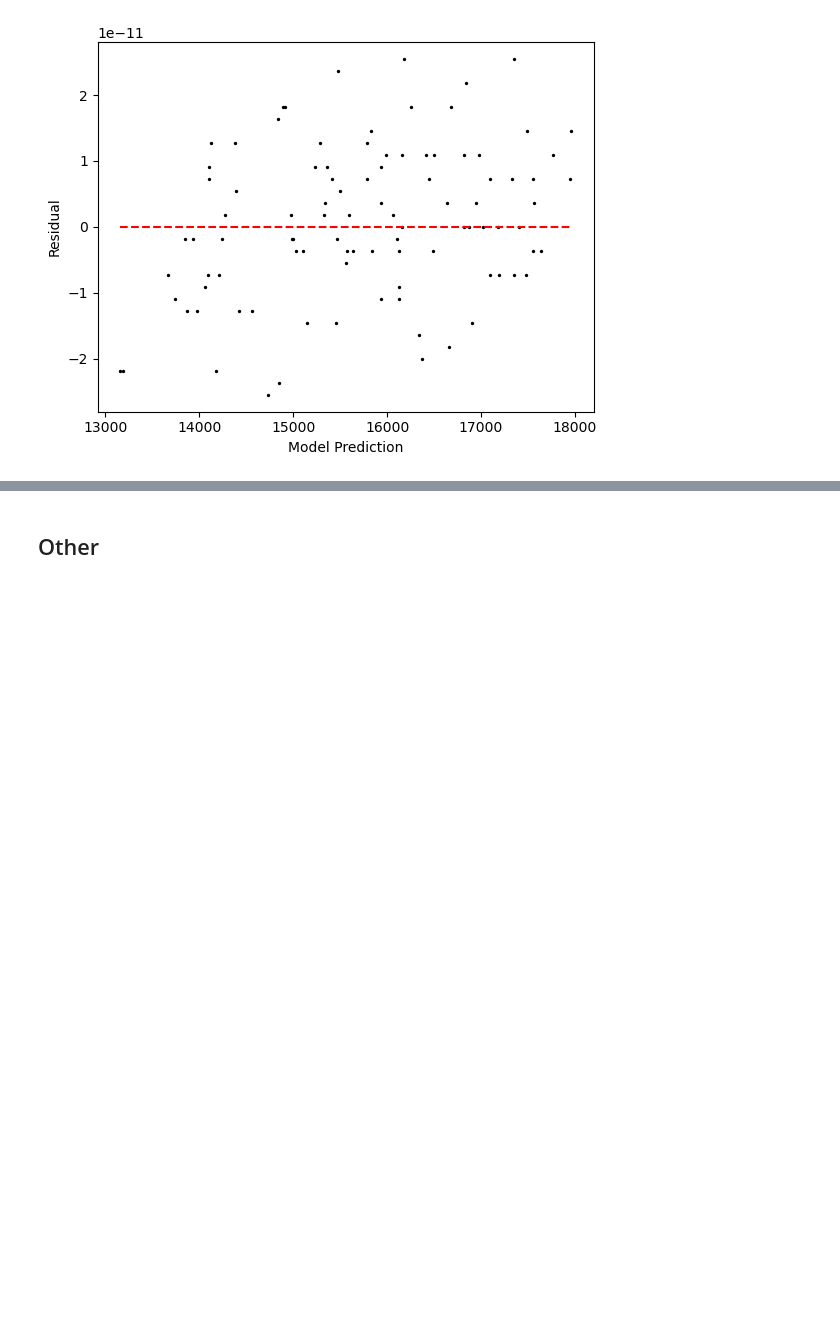
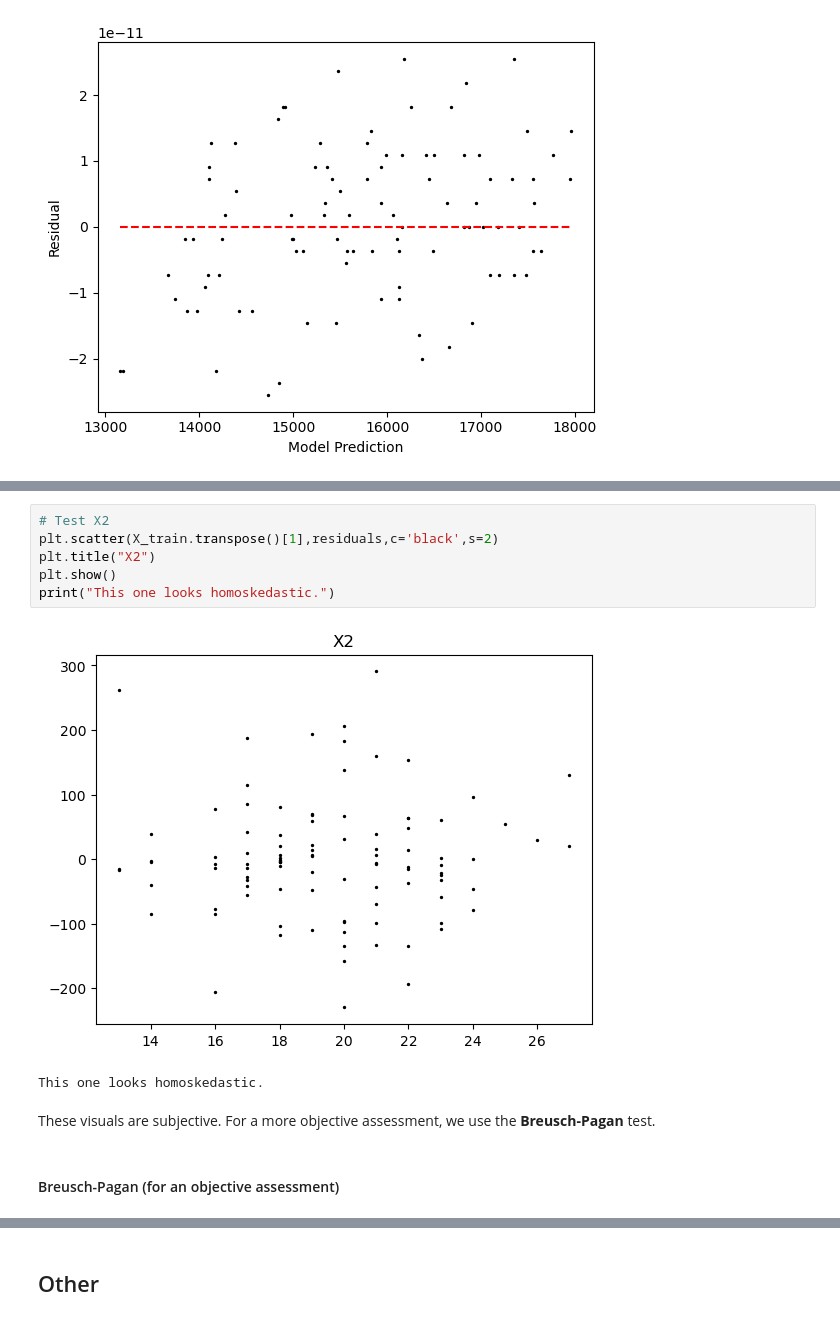
Before and after one commit to ericyang91/coding_practice, a Jupyter notebook: Linear Regression/MoD.ipynb, the cells around one changed output, grey strips where cells are left out. Cells and saved outputs as stored; diff of their text form; blank space fills up the shorter version.

```diff
--- a/Linear Regression/MoD.ipynb
+++ b/Linear Regression/MoD.ipynb
@@ -1315,0 +1582,13 @@ plt.show()
+# %%
+# Test X2
+plt.scatter(X_train.transpose()[1],residuals,c='black',s=2)
+plt.title("X2")
+plt.show()
+print("This one looks homoskedastic.")
+# %% [output]
+[figure, added]
+This one looks homoskedastic.
+# %% [markdown]
+These visuals are subjective. For a more objective assessment, we use the **Breusch-Pagan** test.
+# %% [markdown]
+#### Breusch-Pagan (for an objective assessment)
```
Also changed, not shown: parts of 70 cells of this notebook, 4 other files.
